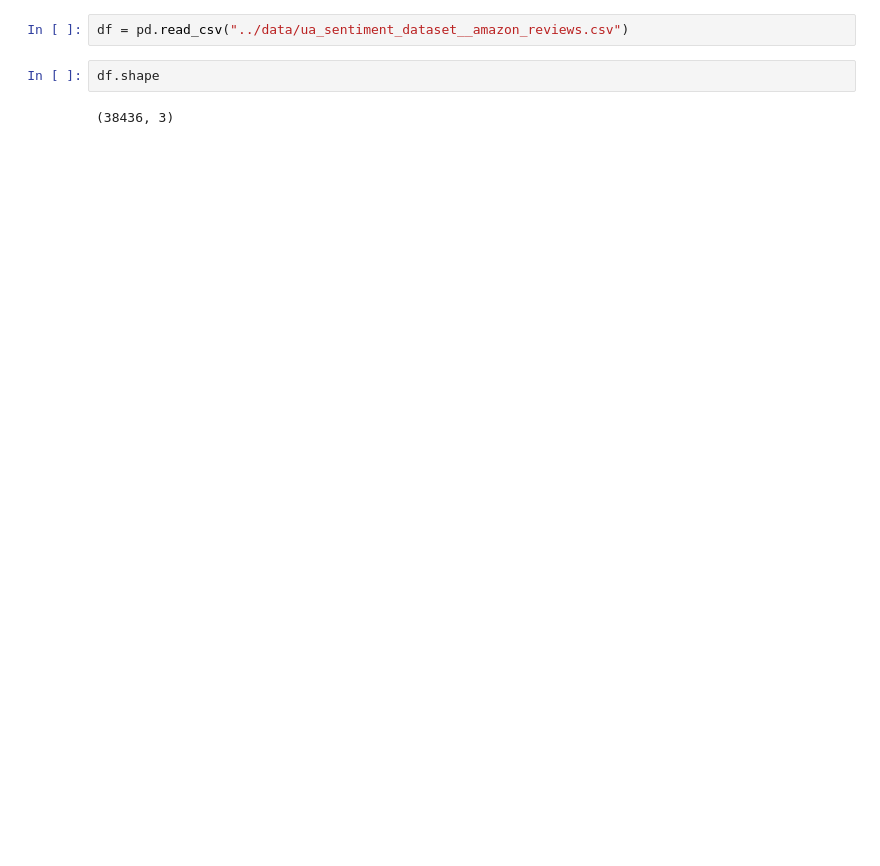
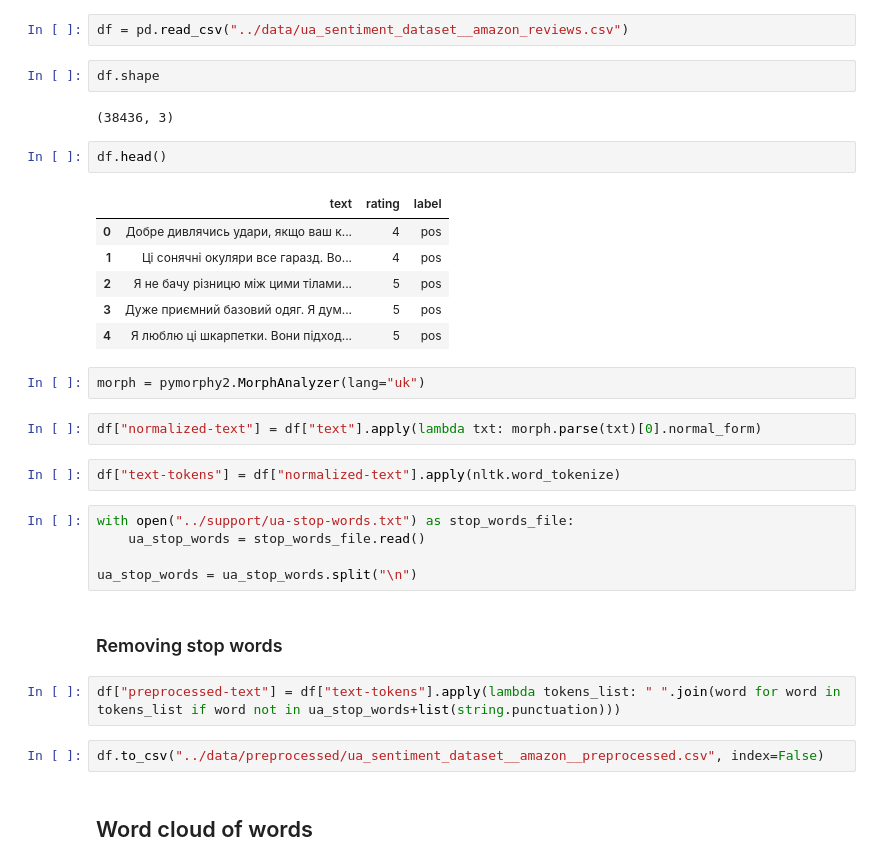
Before and after one commit to kinfi4/Kin-Txt, a Jupyter notebook: kin-models/sentiment-analysis/data-manipulation-scripts/ua_sentiment_data_visualization.ipynb, the cells around one changed output. Drawn from its saved outputs; the diff is of its cells as text; blank space fills up the shorter version.

Commit message:
[MODELS] Sentiment analysis TF model for UA done.

```diff
--- a/kin-models/sentiment-analysis/data-manipulation-scripts/ua_sentiment_data_visualization.ipynb
+++ b/kin-models/sentiment-analysis/data-manipulation-scripts/ua_sentiment_data_visualization.ipynb
@@ -7,3 +23,31 @@ df = pd.read_csv("../data/ua_sentiment_dataset__amazon_reviews.csv")
 df.shape
 # %% [output]
 (38436, 3)
+# %%
+df.head()
+# %% [output]
+|  | text | rating | label |
+| 0 | Добре дивлячись удари, якщо ваш к... | 4 | pos |
+| 1 | Ці сонячні окуляри все гаразд. Во... | 4 | pos |
+| 2 | Я не бачу різницю між цими тілами... | 5 | pos |
+| 3 | Дуже приємний базовий одяг. Я дум... | 5 | pos |
+| 4 | Я люблю ці шкарпетки. Вони підход... | 5 | pos |
+# %%
+morph = pymorphy2.MorphAnalyzer(lang="uk")
+# %%
+df["normalized-text"] = df["text"].apply(lambda txt: morph.parse(txt)[0].normal_form)
+# %%
+df["text-tokens"] = df["normalized-text"].apply(nltk.word_tokenize)
+# %%
+with open("../support/ua-stop-words.txt") as stop_words_file:
+    ua_stop_words = stop_words_file.read()
+
+ua_stop_words = ua_stop_words.split("\n")
+# %% [markdown]
+### Removing stop words
+# %%
+df["preprocessed-text"] = df["text-tokens"].apply(lambda tokens_list: " ".join(word for word in tokens_list if word not in ua_stop_words+list(string.punctuation)))
+# %%
+df.to_csv("../data/preprocessed/ua_sentiment_dataset__amazon__preprocessed.csv", index=False)
+# %% [markdown]
+## Word cloud of words
```
Also changed, not shown: parts of 4 cells of this notebook, 10 other files.
